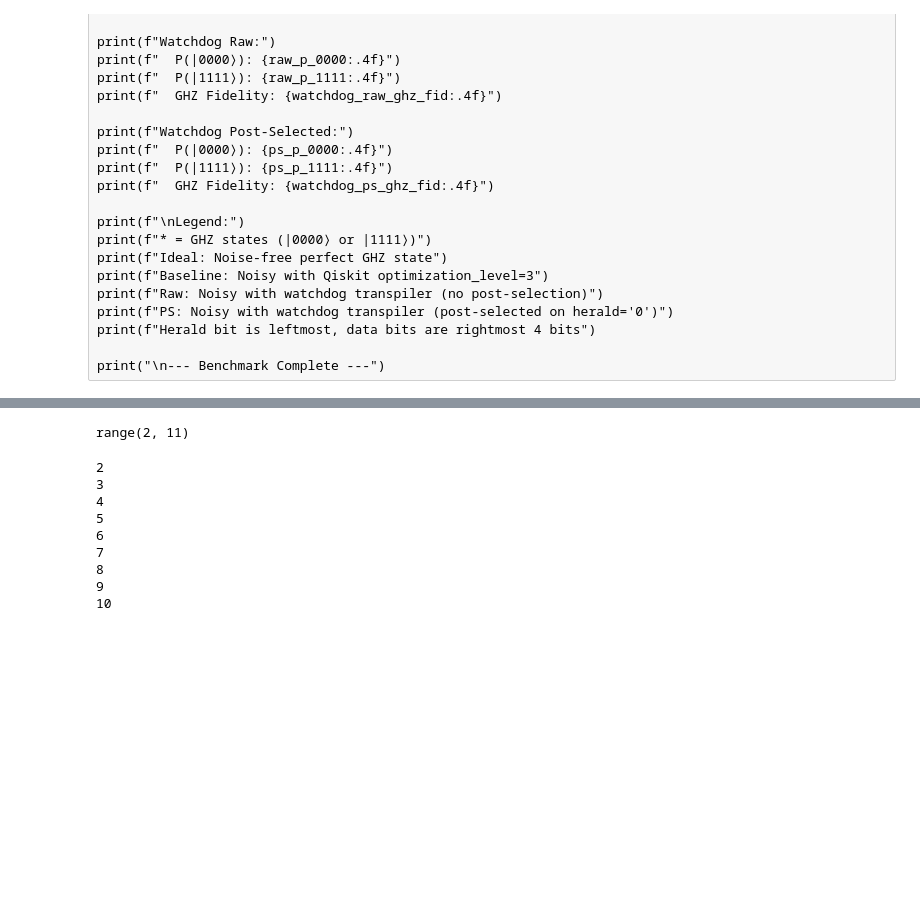
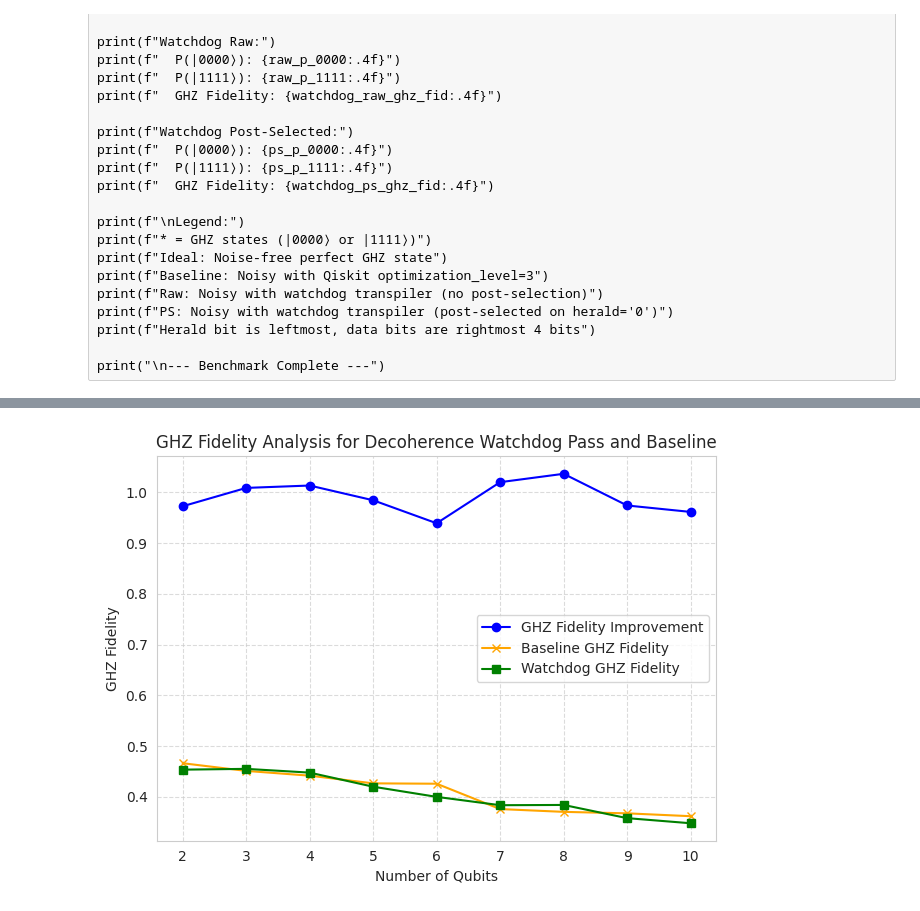
Before and after one commit to Abhi-Sutar/munichQiskitHackathon2025, a Jupyter notebook: watchdog_bench.ipynb, the cells around one changed output, grey strips where cells are left out. Saved outputs shown, nothing was run; the diff lists cells and outputs as text; code cells hidden in the pictures; blank space fills up the shorter version.

```diff
--- a/watchdog_bench.ipynb
+++ b/watchdog_bench.ipynb
@@ -240,11 +229,9 @@ watchdog_inserted_circuit.draw(output="mpl")
 # %%
 # Stage 3: Final optimization
 print("   [Pipeline] Stage 3: Final Optimization...")
-final_opt_pm = PassManager(
-    [
-        Optimize1qGatesDecomposition(basis=list(backend.target.operation_names)),
-    ]
-)
+final_opt_pm = PassManager([
+    Optimize1qGatesDecomposition(basis=list(backend.target.operation_names)),
+])
 watchdog_circuit = final_opt_pm.run(watchdog_inserted_circuit)
 watchdog_circuit.draw(output="mpl")
 # %% [output]
@@ -264,9 +249,7 @@ final_watchdog_circuit.draw(output="mpl")
 [figure]
 # %%
 # Run the final circuit
-watchdog_result = sim_noise.run(
-    final_watchdog_circuit, shots=shots, memory=True
-).result()
+watchdog_result = sim_noise.run(final_watchdog_circuit, shots=shots, memory=True).result()
 watchdog_counts = watchdog_result.get_counts()
 memory = watchdog_result.get_memory()
 
@@ -293,9 +276,7 @@ herald_bit_index = 0  # Leftmost bit in Qiskit's little-endian format
 
 if final_watchdog_circuit.num_clbits > num_data_clbits:
     print("   Performing post-selection on herald bit...")
-    watchdog_ps_counts, discard_fraction = post_select_results(
-        watchdog_counts, herald_bit_index, num_data_clbits
-    )
+    watchdog_ps_counts, discard_fraction = post_select_results(watchdog_counts, herald_bit_index, num_data_clbits)
 
     # For proper fidelity comparison, we need to expand ideal distribution to 5-bit
     ideal_5bit_distribution = expand_ideal_to_5bit(ideal_distribution)
@@ -838,18 +816,33 @@ Failed to run watchdog circuit due to: 'unknown instruction: swap'
    Performing post-selection on herald bit...
-# %%
-print(qubit_range)
-# %% [output]
-range(2, 11)
-# %%
-for i in qubit_range:
-    print(i)
-# %% [output]
-2
-3
-4
-5
-6
-7
-8
-9
-10
+# %%
+plt.plot(
+    qubit_range,
+    ghz_analysis_results,
+    marker="o",
+    label="GHZ Fidelity Improvement",
+    color="blue"
+)
+plt.plot(
+    qubit_range,
+    ghz_baseline_results,
+    marker="x",
+    label="Baseline GHZ Fidelity",
+    color="orange"
+)
+plt.plot(
+    qubit_range,
+    ghz_watchdog_results,
+    marker="s",
+    label="Watchdog GHZ Fidelity",
+    color="green"
+)
+plt.xlabel("Number of Qubits")
+plt.ylabel("GHZ Fidelity")
+plt.title("GHZ Fidelity Analysis for Decoherence Watchdog Pass and Baseline")
+plt.xticks(qubit_range)
+plt.grid(True, linestyle='--', alpha=0.7)
+plt.legend()
+plt.tight_layout()
+plt.show()
+# %% [output]
+[figure, added]
```
Also changed, not shown: parts of 15 cells of this notebook.
